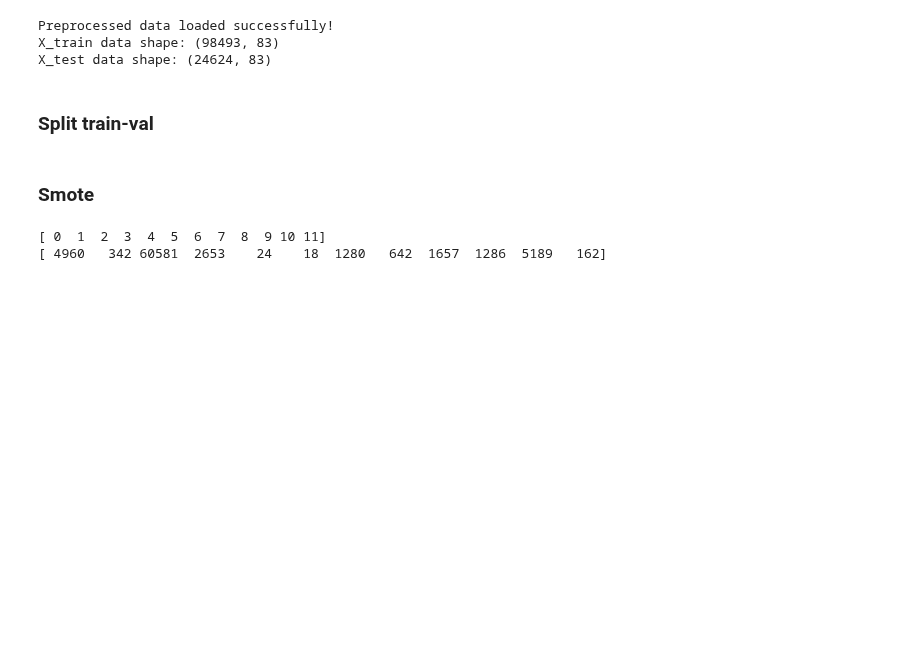
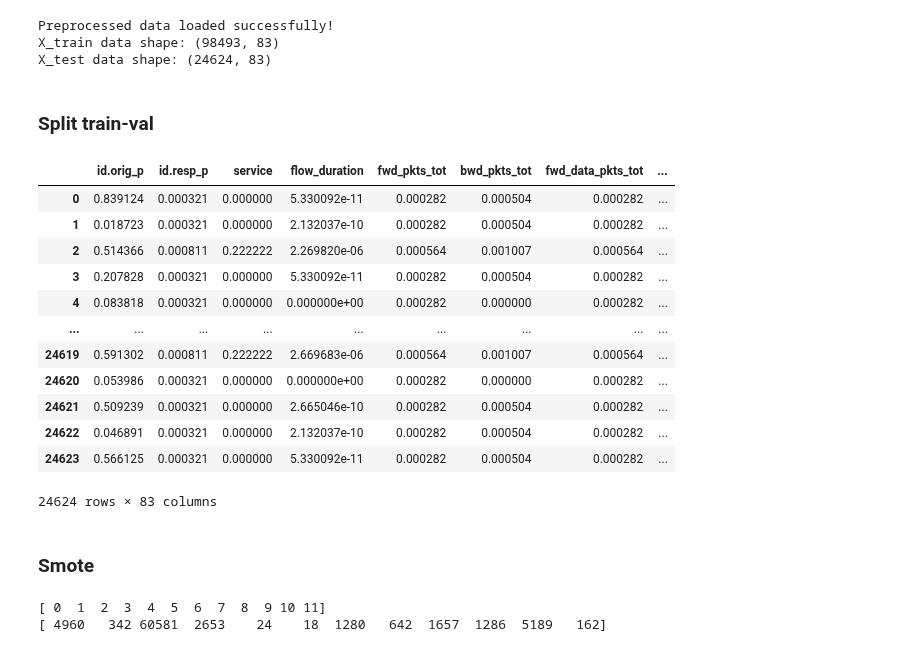
Before and after one commit to wiIliu/IoT-AI-IDSs-edge-testing, a Jupyter notebook: ml_multi_trainingValidation.ipynb, the cells around one changed output. Cells and saved outputs as stored; diff of their text form; code cells hidden in the pictures; blank space fills up the shorter version.

```diff
--- a/ml_multi_trainingValidation.ipynb
+++ b/ml_multi_trainingValidation.ipynb
@@ -84,6 +84,22 @@ X_train['f_Header_b_payload_Ratio'] = X_train['f_Header_b_payload_Ratio'].replac
 X_train['b_Header_f_payload_Ratio'] = X_train['b_Header_f_payload_Ratio'].replace(np.nan, X_train['b_Header_f_payload_Ratio'].max() + 1)
 X_test['f_Header_b_payload_Ratio'] = X_test['f_Header_b_payload_Ratio'].replace(np.nan, X_test['f_Header_b_payload_Ratio'].max() + 1)
 X_test['b_Header_f_payload_Ratio'] = X_test['b_Header_f_payload_Ratio'].replace(np.nan, X_test['b_Header_f_payload_Ratio'].max() + 1)
+# %%
+X_test
+# %% [output]
+|  | id.orig_p | id.resp_p | service | flow_duration | fwd_pkts_tot | bwd_pkts_tot | fwd_data_pkts_tot | ... |
+| 0 | 0.839124 | 0.000321 | 0.000000 | 5.330092e-11 | 0.000282 | 0.000504 | 0.000282 | ... |
+| 1 | 0.018723 | 0.000321 | 0.000000 | 2.132037e-10 | 0.000282 | 0.000504 | 0.000282 | ... |
+| 2 | 0.514366 | 0.000811 | 0.222222 | 2.269820e-06 | 0.000564 | 0.001007 | 0.000564 | ... |
+| 3 | 0.207828 | 0.000321 | 0.000000 | 5.330092e-11 | 0.000282 | 0.000504 | 0.000282 | ... |
+| 4 | 0.083818 | 0.000321 | 0.000000 | 0.000000e+00 | 0.000282 | 0.000000 | 0.000282 | ... |
+| ... | ... | ... | ... | ... | ... | ... | ... | ... |
+| 24619 | 0.591302 | 0.000811 | 0.222222 | 2.669683e-06 | 0.000564 | 0.001007 | 0.000564 | ... |
+| 24620 | 0.053986 | 0.000321 | 0.000000 | 0.000000e+00 | 0.000282 | 0.000000 | 0.000282 | ... |
+| 24621 | 0.509239 | 0.000321 | 0.000000 | 2.665046e-10 | 0.000282 | 0.000504 | 0.000282 | ... |
+| 24622 | 0.046891 | 0.000321 | 0.000000 | 2.132037e-10 | 0.000282 | 0.000504 | 0.000282 | ... |
+| 24623 | 0.566125 | 0.000321 | 0.000000 | 5.330092e-11 | 0.000282 | 0.000504 | 0.000282 | ... |
+24624 rows × 83 columns
 # %% [markdown]
 ### Smote
 # %%
```
Also changed, not shown: parts of 8 cells of this notebook, 3 other files.
